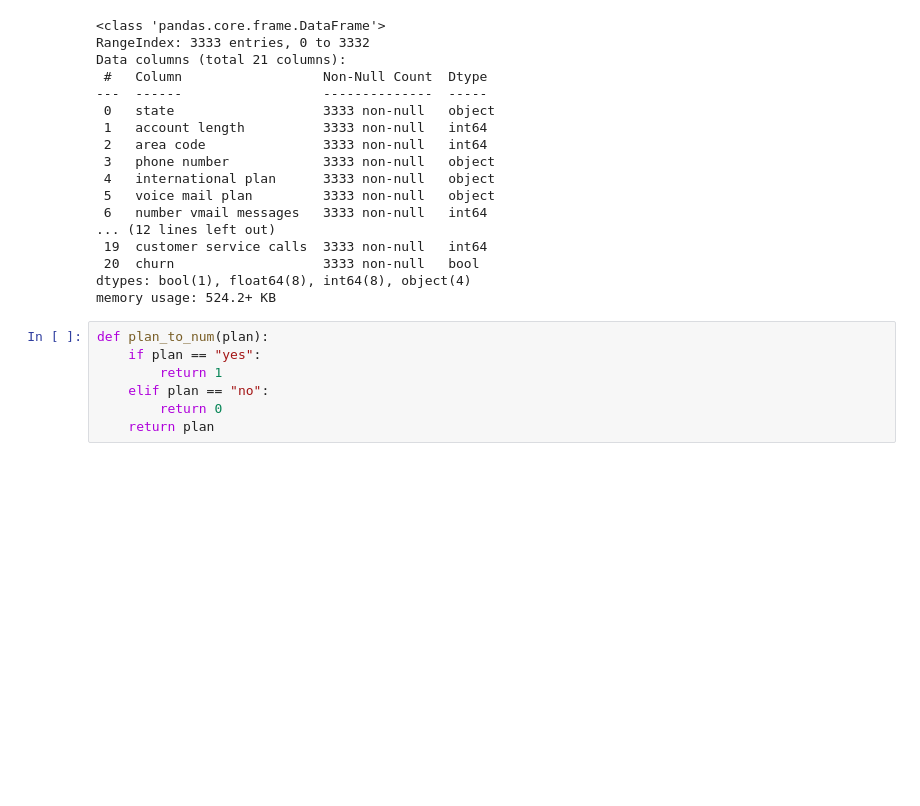
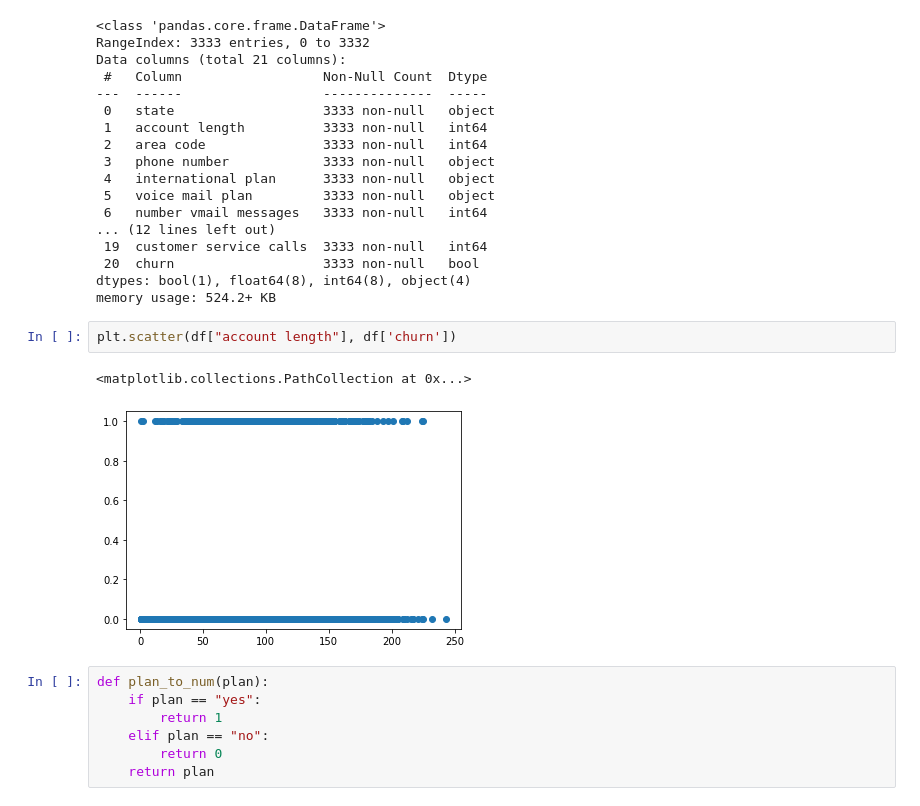
Before and after one commit to sammarder/dsc-phase-3-project, a Jupyter notebook: student.ipynb, the cells around one changed output. Cells and saved outputs as stored; diff of their text form; blank space fills up the shorter version.

```diff
--- a/student.ipynb
+++ b/student.ipynb
@@ -35,6 +35,11 @@ Data columns (total 21 columns):
  20  churn                   3333 non-null   bool
 dtypes: bool(1), float64(8), int64(8), object(4)
 memory usage: 524.2+ KB
+# %%
+plt.scatter(df["account length"], df['churn'])
+# %% [output]
+<matplotlib.collections.PathCollection at 0x...>
+[figure, added]
 # %%
 def plan_to_num(plan):
     if plan == "yes":
```
Also changed, not shown: parts of 15 cells of this notebook, 1 other file.
